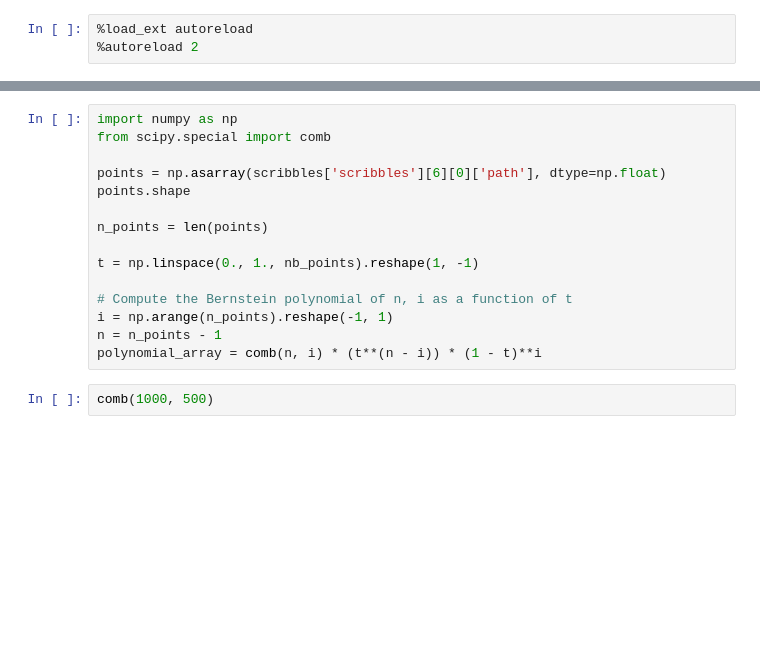
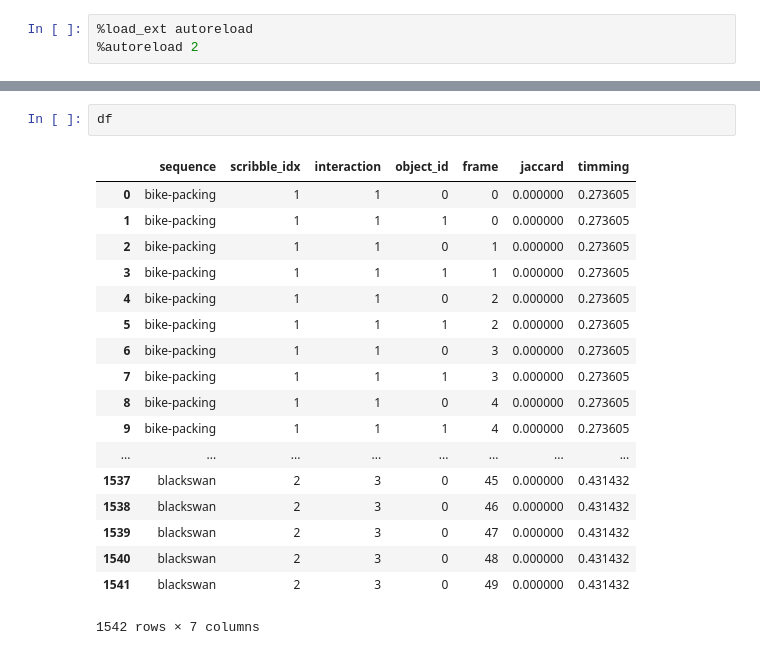
Before and after one commit to albertomontesg/davis-interactive, a Jupyter notebook: examples/example_session.ipynb, the cells around one changed output, grey strips where cells are left out. Drawn from its saved outputs; the diff is of its cells as text; blank space fills up the shorter version.

```diff
--- a/examples/example_session.ipynb
+++ b/examples/example_session.ipynb
@@ -54,17 +47,21 @@ bike-packing True
-# %%
-import numpy as np
-from scipy.special import comb
-
-points = np.asarray(scribbles['scribbles'][6][0]['path'], dtype=np.float)
-points.shape
-
-n_points = len(points)
-
-t = np.linspace(0., 1., nb_points).reshape(1, -1)
-
-# Compute the Bernstein polynomial of n, i as a function of t
-i = np.arange(n_points).reshape(-1, 1)
-n = n_points - 1
-polynomial_array = comb(n, i) * (t**(n - i)) * (1 - t)**i
-# %%
-comb(1000, 500)
+# %%
+df
+# %% [output]
+|  | sequence | scribble_idx | interaction | object_id | frame | jaccard | timming |
+| 0 | bike-packing | 1 | 1 | 0 | 0 | 0.000000 | 0.273605 |
+| 1 | bike-packing | 1 | 1 | 1 | 0 | 0.000000 | 0.273605 |
+| 2 | bike-packing | 1 | 1 | 0 | 1 | 0.000000 | 0.273605 |
+| 3 | bike-packing | 1 | 1 | 1 | 1 | 0.000000 | 0.273605 |
+| 4 | bike-packing | 1 | 1 | 0 | 2 | 0.000000 | 0.273605 |
+| 5 | bike-packing | 1 | 1 | 1 | 2 | 0.000000 | 0.273605 |
+| 6 | bike-packing | 1 | 1 | 0 | 3 | 0.000000 | 0.273605 |
+| 7 | bike-packing | 1 | 1 | 1 | 3 | 0.000000 | 0.273605 |
+| 8 | bike-packing | 1 | 1 | 0 | 4 | 0.000000 | 0.273605 |
+| 9 | bike-packing | 1 | 1 | 1 | 4 | 0.000000 | 0.273605 |
+| ... | ... | ... | ... | ... | ... | ... | ... |
+| 1537 | blackswan | 2 | 3 | 0 | 45 | 0.000000 | 0.431432 |
+| 1538 | blackswan | 2 | 3 | 0 | 46 | 0.000000 | 0.431432 |
+| 1539 | blackswan | 2 | 3 | 0 | 47 | 0.000000 | 0.431432 |
+| 1540 | blackswan | 2 | 3 | 0 | 48 | 0.000000 | 0.431432 |
+| 1541 | blackswan | 2 | 3 | 0 | 49 | 0.000000 | 0.431432 |
+1542 rows × 7 columns
```
Also changed, not shown: parts of 3 cells of this notebook, 4 other files.
